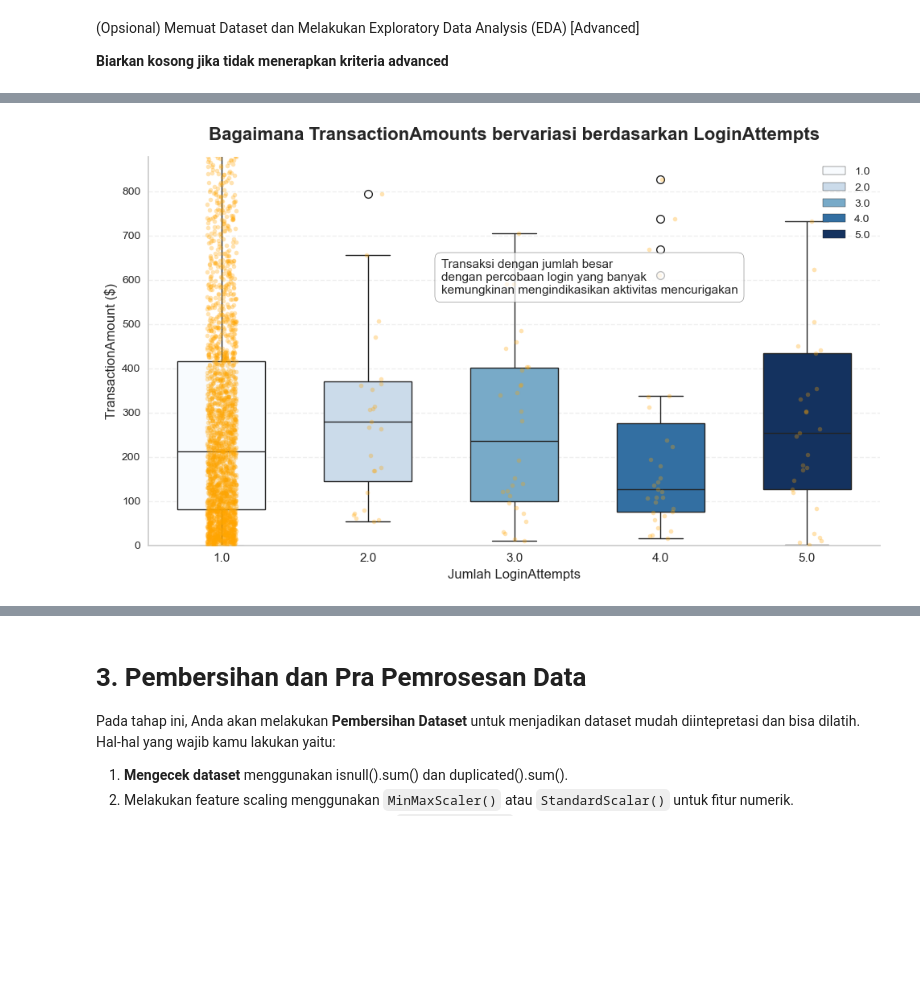
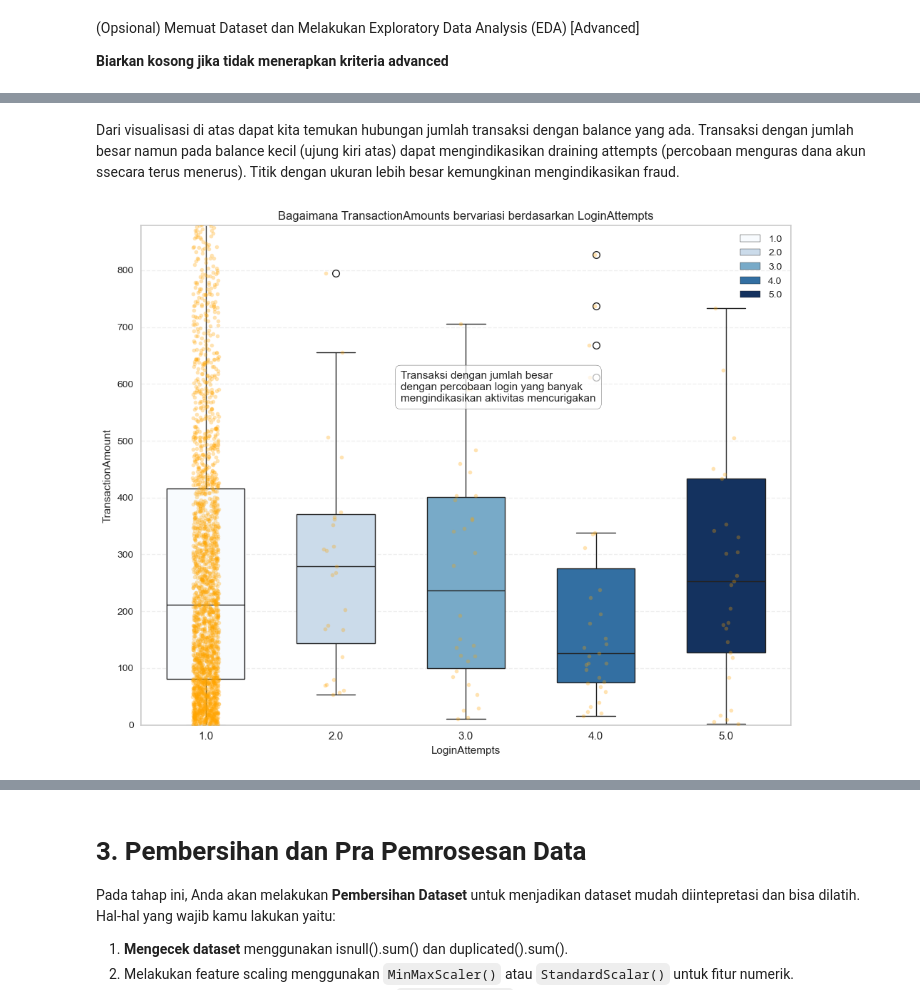
Before and after one commit to bluga404/ml-project-dicoding, a Jupyter notebook: [Clustering]_Submission_Akhir_BMLP_Walker_Valentinus_Simanjuntak.ipynb, the cells around one changed output, grey strips where cells are left out. Drawn from its saved outputs; the diff is of its cells as text; code cells hidden in the pictures; blank space fills up the shorter version.

```diff
--- a/[Clustering]_Submission_Akhir_BMLP_Walker_Valentinus_Simanjuntak.ipynb
+++ b/[Clustering]_Submission_Akhir_BMLP_Walker_Valentinus_Simanjuntak.ipynb
@@ -287,36 +371,36 @@ for col in catCols:
+# %% [markdown]
+Dari visualisasi di atas dapat kita temukan hubungan jumlah transaksi dengan balance yang ada. Transaksi dengan jumlah besar namun pada balance kecil (ujung kiri atas) dapat mengindikasikan draining attempts (percobaan menguras dana akun ssecara terus menerus). Titik dengan ukuran lebih besar kemungkinan mengindikasikan fraud.
 # %%
-# Visualisasi yang lebih informatif (Opsional Advanced 1)
-style_plot(title='Bagaimana TransactionAmounts bervariasi berdasarkan LoginAttempts',
-           xlabel ='Jumlah LoginAttempts',
-           ylabel = 'TransactionAmount ($)')
+plt.figure(figsize=(10,8))
 
 sns.boxplot(x='LoginAttempts',
             y='TransactionAmount',
             data=df,
             hue='LoginAttempts',
             palette='Blues',
             width=0.6)
 
 sns.stripplot(x='LoginAttempts',
               y='TransactionAmount',
               data=df,
               size=4, color='orange', alpha=0.3, jitter=True)
 
 plt.xticks(fontsize=11)
 plt.ylim(0, df['TransactionAmount'].quantile(0.95))
 
-plt.annotate('Transaksi dengan jumlah besar\ndengan percobaan login yang banyak\nkemungkinan mengindikasikan aktivitas mencurigakan',
+plt.annotate('Transaksi dengan jumlah besar\ndengan percobaan login yang banyak\nmengindikasikan aktivitas mencurigakan',
              xy=(2, df[df['LoginAttempts'] > 1]['TransactionAmount'].median()),
              xytext=(1.5, df['TransactionAmount'].quantile(0.85)),
              fontsize=11,
              bbox=dict(boxstyle='round,pad=0.5', facecolor='white', alpha=0.7))
 
+plt.title("Bagaimana TransactionAmounts bervariasi berdasarkan LoginAttempts")
 plt.grid(axis='y', linestyle='--', alpha=0.3)
 
 plt.tight_layout()
 plt.show()
 # %% [output]
-[figure, old version]
+[figure, new version]
 # %%
 df['AgeGroup'] = pd.cut(df['CustomerAge'], bins=[0, 18, 30, 45, 60, 100],
                         labels=['0-18', '19-30', '31-45', '46-60', '60+'])
```
Also changed, not shown: parts of 66 cells of this notebook, 18 other files.
